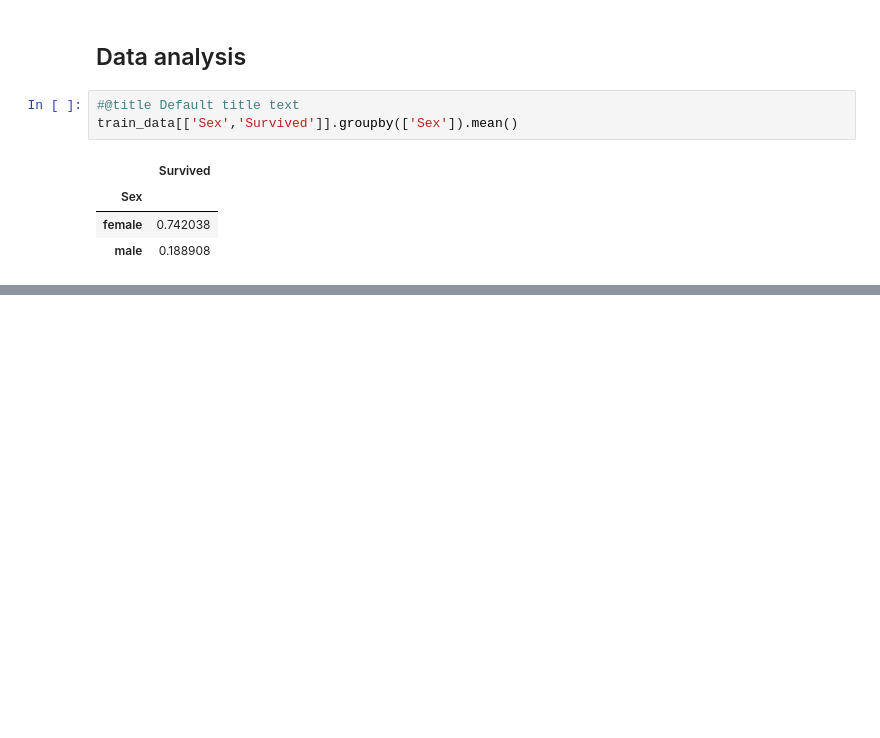
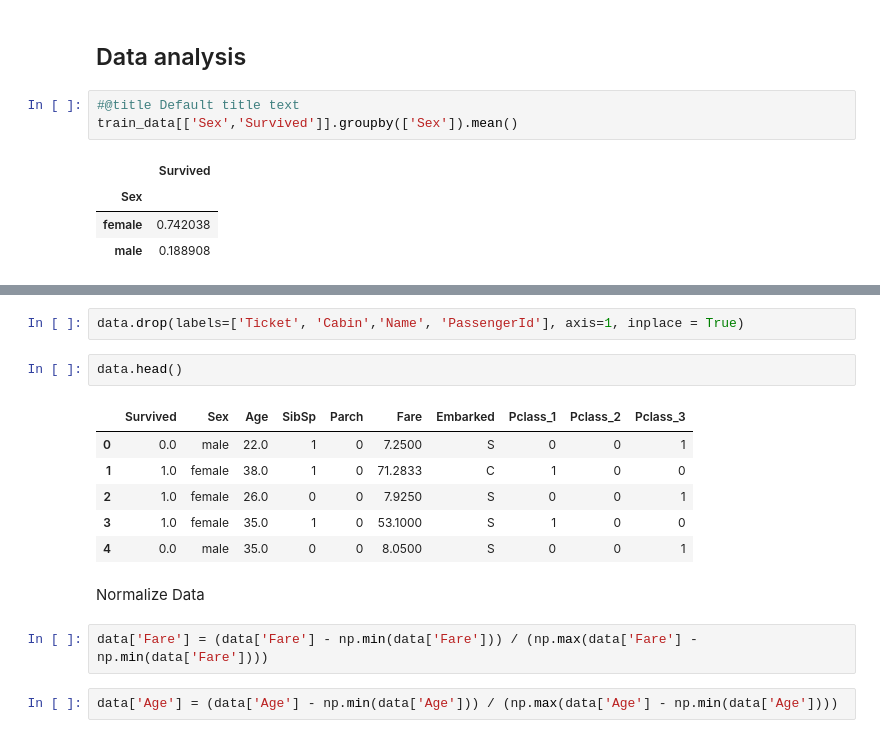
Before and after one commit to forde1909/MLDIoT_Practical1, a Jupyter notebook: Copy_of_practical_4.ipynb, the cells around one changed output, grey strips where cells are left out. Drawn from its saved outputs; the diff is of its cells as text; blank space fills up the shorter version.

```diff
--- a/Copy_of_practical_4.ipynb
+++ b/Copy_of_practical_4.ipynb
@@ -165,0 +219,17 @@ SyntaxError: ignored
+# %%
+data.drop(labels=['Ticket', 'Cabin','Name', 'PassengerId'], axis=1, inplace = True)
+# %%
+data.head()
+# %% [output]
+|  | Survived | Sex | Age | SibSp | Parch | Fare | Embarked | Pclass_1 | Pclass_2 | Pclass_3 |
+| 0 | 0.0 | male | 22.0 | 1 | 0 | 7.2500 | S | 0 | 0 | 1 |
+| 1 | 1.0 | female | 38.0 | 1 | 0 | 71.2833 | C | 1 | 0 | 0 |
+| 2 | 1.0 | female | 26.0 | 0 | 0 | 7.9250 | S | 0 | 0 | 1 |
+| 3 | 1.0 | female | 35.0 | 1 | 0 | 53.1000 | S | 1 | 0 | 0 |
+| 4 | 0.0 | male | 35.0 | 0 | 0 | 8.0500 | S | 0 | 0 | 1 |
+# %% [markdown]
+Normalize Data
+# %%
+data['Fare'] = (data['Fare'] - np.min(data['Fare'])) / (np.max(data['Fare'] - np.min(data['Fare'])))
+# %%
+data['Age'] = (data['Age'] - np.min(data['Age'])) / (np.max(data['Age'] - np.min(data['Age'])))
```
Also changed, not shown: parts of 31 cells of this notebook.
